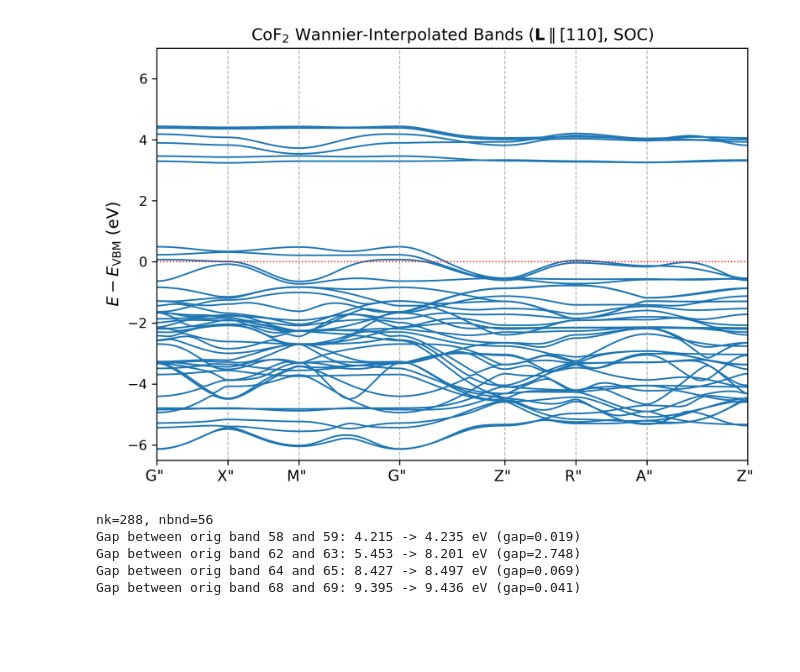
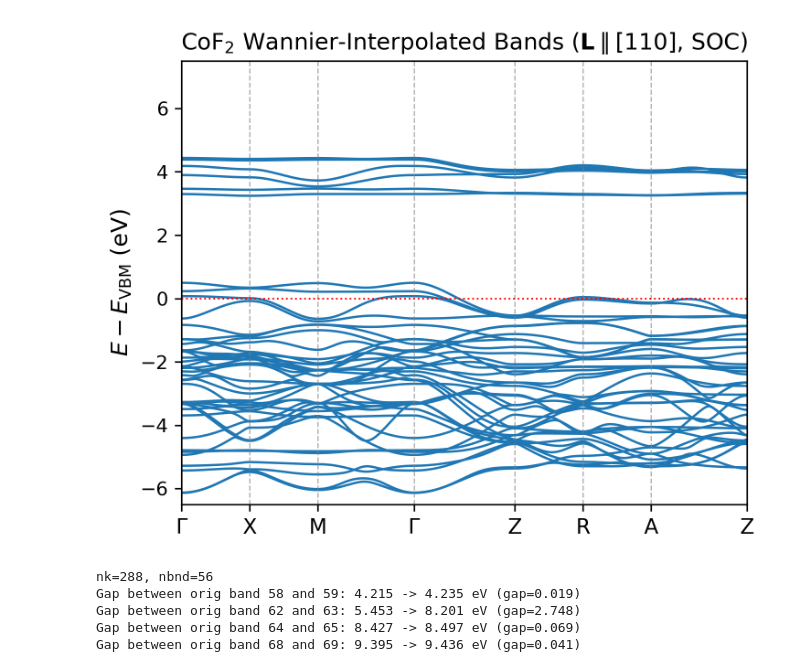
Before and after one commit to sabbir2609/CoF2, a Jupyter notebook: 3_scf_SOC/4_wannier/plot.ipynb, the cells around one changed output. Cells and saved outputs as stored; diff of their text form; code cells hidden in the pictures; blank space fills up the shorter version.

```diff
--- a/3_scf_SOC/4_wannier/plot.ipynb
+++ b/3_scf_SOC/4_wannier/plot.ipynb
@@ -7,7 +7,6 @@ import numpy as np
 plt.rcParams["font.family"] = "sans-serif"
 plt.rcParams["font.sans-serif"] = ["Helvetica", "DejaVu Sans"]
 
-# Split safely on any whitespace-only line so bands never connect end-to-start
 with open("cof2_band.dat") as f:
   blocks = re.split(r"\n\s*\n", f.read().strip())
 
@@ -17,38 +16,38 @@ with open("cof2_band.gnu") as f:
     if "set xtics" in line:
       items = line.split("(")[1].split(")")[0].split(",")
       for item in items:
-        lbl, pos = item.strip().rsplit(" ", 1)
-        lbl = lbl.strip('"')
+        raw_lbl, pos = item.strip().rsplit(" ", 1)
+        lbl = raw_lbl.strip().strip('"').strip()
         labels.append(r"$\Gamma$" if lbl == "G" else lbl)
         ticks.append(float(pos))
 
 vbm = 4.9578  # Top of valence band at Gamma from soc.out
 
-fig, ax = plt.subplots(figsize=(7, 5), dpi=300)
+fig, ax = plt.subplots(figsize=(5, 4), dpi=300)
 for blk in blocks:
   if not blk.strip():
     continue
   data = np.loadtxt(blk.splitlines())
   ax.plot(data[:, 0], data[:, 1] - vbm, color="#1f77b4", lw=1.2)
 
 for t in ticks:
   ax.axvline(t, color="gray", ls="--", lw=0.7, alpha=0.6)
 ax.axhline(0, color="red", ls=":", lw=0.9, label="VBM")
 
 ax.set_xticks(ticks)
 ax.set_xticklabels(labels, fontsize=11)
 ax.set_xlim(ticks[0], ticks[-1])
-ax.set_ylim(-6.5, 7.0)
+ax.set_ylim(-6.5, 7.5)
 ax.set_ylabel(r"$E - E_{\mathrm{VBM}}$ (eV)", fontsize=12)
 ax.set_title(
     r"CoF$_2$ Wannier-Interpolated Bands ($\mathbf{L} \parallel [110]$, SOC)",
     fontsize=12,
 )
 plt.tight_layout()
 # plt.savefig("cof2_wan_bands_clean.png", dpi=300)
 plt.show()
 # %% [output]
-[figure, old version]
+[figure, new version]
 # %%
 import numpy as np
 
```
Also changed, not shown: 2 other files.
